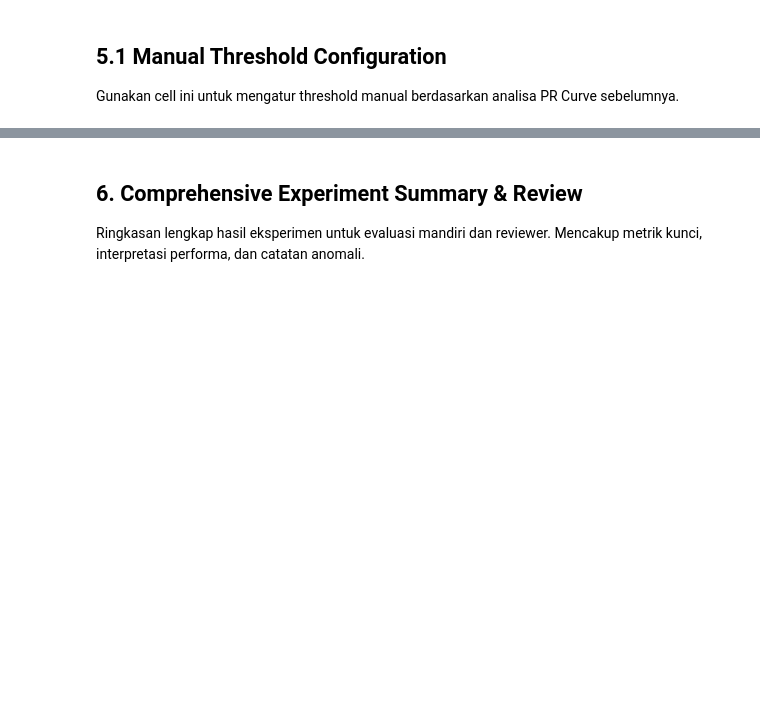
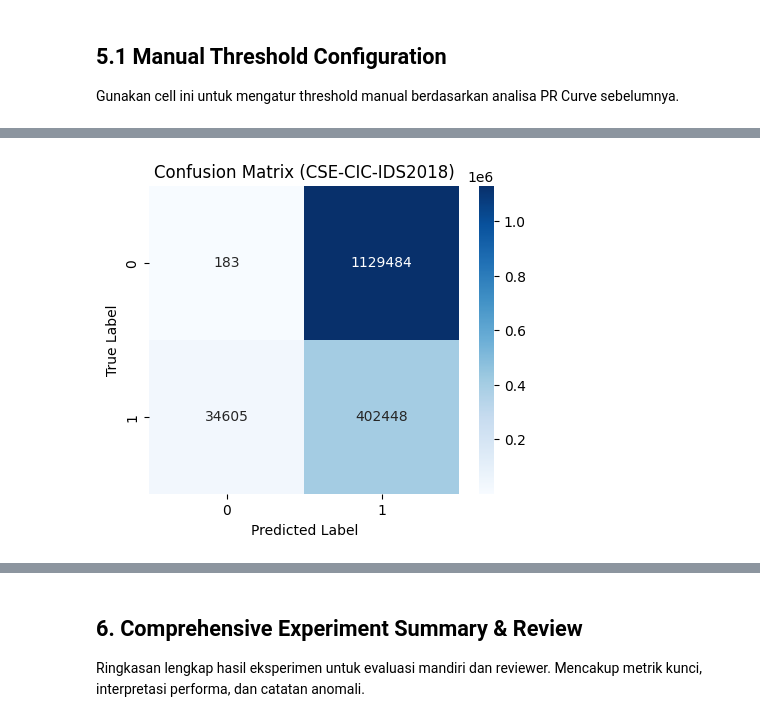
Before and after one commit to akwancakra/nids-cnn-lstm-autoencoder, a Jupyter notebook: notebooks/sprint3_sota_upgrade.ipynb, the cells around one changed output, grey strips where cells are left out. Drawn from its saved outputs; the diff is of its cells as text; code cells hidden in the pictures; blank space fills up the shorter version.

```diff
--- a/notebooks/sprint3_sota_upgrade.ipynb
+++ b/notebooks/sprint3_sota_upgrade.ipynb
@@ -1444,65 +1626,91 @@ print(f"  CSE-CIC-IDS2018 (Cross-Domain): {THRESHOLD_CSE}")
 # %%
 # @title 5.2 EVALUATION: CSE-CIC-IDS2018 (Zero-Day / Cross-Domain)
-print("="*40)
-print("RUNNING: CSE-CIC-IDS2018 EVALUATION")
-print("="*40)
+print('='*40)
+print('RUNNING: CSE-CIC-IDS2018 EVALUATION')
+print('='*40)
 
 if 'THRESHOLD_CSE' in locals():
     threshold = THRESHOLD_CSE
-    print(f"Using Manual Threshold (CSE): {threshold}")
+    print(f'Using Manual Threshold (CSE): {threshold}')
 elif 'threshold' not in locals():
-    print("⚠️ Threshold not defined. Using default 0.05")
+    print('Threshold not defined. Using default 0.05')
     threshold = 0.05
 else:
-    print(f"Using Threshold: {threshold}")
+    print(f'Using Threshold: {threshold}')
 
-# FORCE RELOAD CSE DATASET in (X, y) mode
-cse_ds = None
-cse_steps = None
+# Detect expected shape langsung dari model — ini sumber kebenaran
+EXPECTED_FEAT_DIM  = model.input_shape[2]  # e.g. 77
+EXPECTED_TIMESTEPS = model.input_shape[1]  # e.g. 10
+print(f'Model expects input shape: ({EXPECTED_TIMESTEPS}, {EXPECTED_FEAT_DIM})')
+
+cse_ds     = None
+cse_steps  = None
 test_files = []
 
 # Locate files
-# Prioritize config paths
 if 'config' in locals():
     if 'test_data' in config['paths']:
         base_test = PROJECT_ROOT / config['paths']['test_data']
     elif 'processed_data' in config['paths']:
-        base_test = PROJECT_ROOT / config['paths']['processed_data'] / "test"
+        base_test = PROJECT_ROOT / config['paths']['processed_data'] / 'test'
     else:
-        base_test = Path("data/processed/test")
+        base_test = Path('data/processed/test')
+    if base_test.exists():
+        test_files = sorted(glob.glob(str(base_test / '*.npz')))
 
-    if base_test.exists():
-        test_files = sorted(glob.glob(str(base_test / "*.npz")))
-
-# Fallback Search if config didn't work
 if not test_files:
     candidates = [
-        PROJECT_ROOT / "data/processed/test",
-        Path("/content/nids-cnn-lstm-autoencoder/data/research/sprint3_upgrade/processed/test"),
-        Path("/content/nids-mscnn-bilstm-autoencoder/data/processed/test")
+        PROJECT_ROOT / 'data/processed/test',
+        Path('/content/nids-cnn-lstm-autoencoder/data/research/sprint3_upgrade/processed/test'),
+        Path('/content/nids-mscnn-bilstm-autoencoder/data/processed/test')
     ]
     for c in candidates:
         if c.exists():
-            test_files = sorted(glob.glob(str(c / "*.npz")))
+            test_files = sorted(glob.glob(str(c / '*.npz')))
             if test_files: break
+
+# Validasi shape tiap file — skip yang tidak cocok
+valid_test_files = []
+skipped = []
+for f in test_files:
+    try:
+        with np.load(f, allow_pickle=True) as d:
+            X = d['X'] if 'X' in d else d.get('x', None)
+            if X is None:
+                skipped.append((f, 'No X key found')); continue
+            if X.ndim != 3 or X.shape[1] != EXPECTED_TIMESTEPS or X.shape[2] != EXPECTED_FEAT_DIM:
+                skipped.append((f, f'Shape mismatch: got {X.shape}, expected (*, {EXPECTED_TIMESTEPS}, {EXPECTED_FEAT_DIM})'))
+                continue
+            valid_test_files.append(f)
+    except Exception as e:
+        skipped.append((f, str(e)))
+
+if skipped:
+    print(f'\nSkipped {len(skipped)} incompatible file(s):')
+    for path, reason in skipped:
+        print(f'   - {Path(path).name}: {reason}')
+
+test_files = valid_test_files
+print(f'\nValid files to evaluate: {len(test_files)}')
 
 if test_files:
     total_samples = count_samples(test_files)
-    BATCH_SIZE = config['training']['batch_size'] if 'config' in locals() else 256
+    BATCH_SIZE    = config['training']['batch_size'] if 'config' in locals() else 256
+    full_steps    = max(1, total_samples // BATCH_SIZE)
+    cse_steps     = max(1, int(full_steps * EVAL_SAMPLE_FRACTION))
 
-    full_steps = max(1, total_samples // BATCH_SIZE)
-    # Apply Sample Fraction
-    cse_steps = int(full_steps * EVAL_SAMPLE_FRACTION)
-    cse_steps = max(1, cse_steps) # Minimal 1 step
+    print(f'Found {len(test_files)} files. Est. Total Samples: {total_samples}')
+    print(f'Running FAST EVALUATION on {EVAL_SAMPLE_FRACTION*100:.0f}% Data.')
+    print(f'Processing {cse_steps} batches (approx {cse_steps*BATCH_SIZE} samples)...')
 
-    print(f"Found {len(test_files)} files. Est. Total Samples: {total_samples}")
-    print(f"Running FAST EVALUATION on {EVAL_SAMPLE_FRACTION*100}% Data.")
-    print(f"Processing {cse_steps} batches (approx {cse_steps*BATCH_SIZE} samples)...")
-
-    # Create DATASET with LABELS specifically for evaluation
-    cse_ds = create_eval_dataset(test_files, batch_size=BATCH_SIZE)
+    # FIXED: pass feat_dim & timesteps dari model supaya TensorSpec = shape generator
+    cse_ds = create_eval_dataset(
+        test_files, batch_size=BATCH_SIZE,
+        feat_dim=EXPECTED_FEAT_DIM, timesteps=EXPECTED_TIMESTEPS
+    )
 
     y_true_cse, y_pred_cse, errors_cse = calculate_errors_and_predict(cse_ds, model, threshold, cse_steps)
-    evaluate_performance(y_true_cse, y_pred_cse, name="CSE-CIC-IDS2018", color='Blues')
+    evaluate_performance(y_true_cse, y_pred_cse, name='CSE-CIC-IDS2018', color='Blues')
 else:
-    print("❌ CSE-CIC-IDS2018 Dataset files not found.")
+    print(f'Tidak ada file valid. Pastikan processed test data punya shape (*, {EXPECTED_TIMESTEPS}, {EXPECTED_FEAT_DIM}).')
+# %% [output]
@@ -1509,2 +1732,3 @@ else:
+[figure, added]
 # %%
 # @title 5.3 EVALUATION: CIC-IDS2017 (In-Domain Reference)
```
Also changed, not shown: parts of 22 cells of this notebook.
